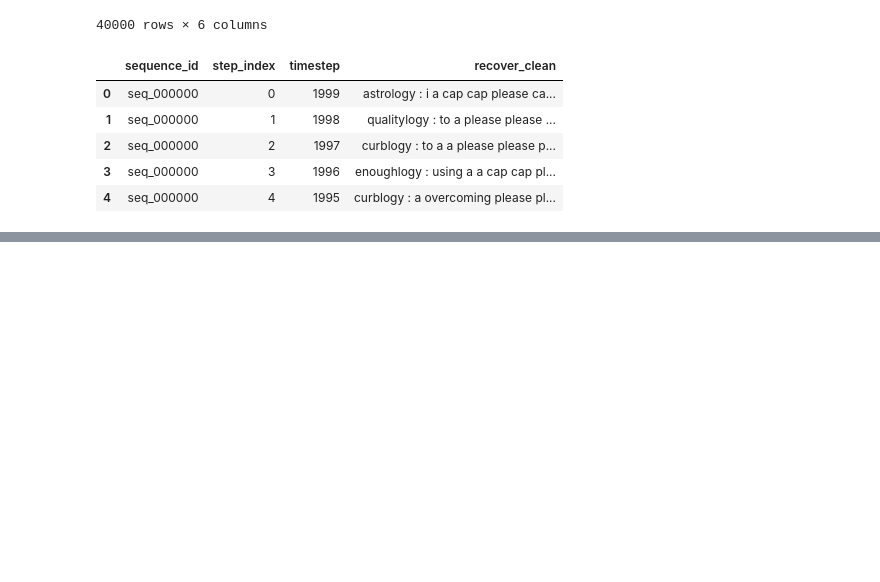
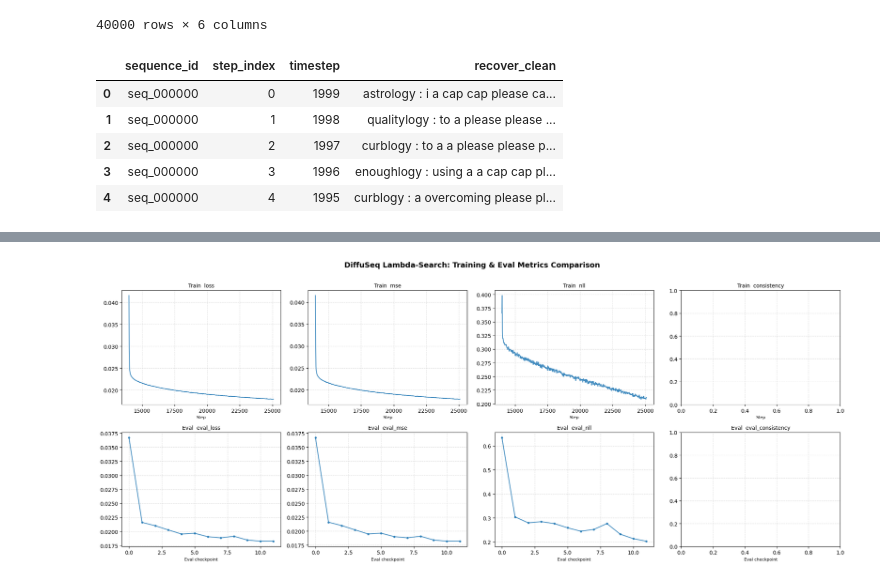
Before and after one commit to juldyzmurat/DiffuSeq, a Jupyter notebook: decoding_eval.ipynb, the cells around one changed output, grey strips where cells are left out. Drawn from its saved outputs; the diff is of its cells as text; code cells hidden in the pictures; blank space fills up the shorter version.

```diff
--- a/decoding_eval.ipynb
+++ b/decoding_eval.ipynb
@@ -231,0 +414,98 @@ df.head()
+# %%
+import os
+import pandas as pd
+import matplotlib.pyplot as plt
+import matplotlib.ticker as ticker
+import re
+
+BASE_DIR = "/lustre/uc3m/gts_c3_cluster_1-12/zualikha/diffusion_models"
+
+MODEL_DIRS = [
+    "/lustre/uc3m/gts_c3_cluster_1-12/zualikha/diffusion_models/diffuseq_qqp_h128_lr0.0001_t2000_sqrt_lossaware_seed102_test-qqp-MSEtarget_restart20260608-14:31:07",
+
+]
+
+def extract_lambda(model_dir):
+    """Extract the lambda value from the model directory name."""
+    match = re.search(r"lambda-search-([\d.]+)-", model_dir)
+    return float(match.group(1)) if match else model_dir
+
+def load_progress(model_dir):
+    csv_path = os.path.join(BASE_DIR, model_dir, "progress.csv")
+    df = pd.read_csv(csv_path)
+
+    # Separate train and eval rows (they are interleaved: train rows have NaN eval cols, and vice versa)
+    train_cols = [c for c in df.columns if not c.startswith("eval_")]
+    eval_cols  = [c for c in df.columns if c.startswith("eval_")]
+
+    train_df = df.dropna(subset=["step"])[["step"] + [c for c in train_cols if c != "step"]].copy()
+    eval_df  = df[df["eval_loss"].notna()][eval_cols].copy()
+    eval_df  = eval_df.reset_index(drop=True)
+    eval_df["eval_step"] = eval_df.index  # use row index as a proxy step counter
+
+    return train_df, eval_df
+
+# ── Load all models ──────────────────────────────────────────────────────────
+all_train, all_eval = {}, {}
+for md in MODEL_DIRS:
+    lam = extract_lambda(md)
+    label = f"λ={lam}"
+    try:
+        tr, ev = load_progress(md)
+        all_train[label] = tr
+        all_eval[label]  = ev
+        print(f"[OK]  {label}  →  {len(tr)} train rows, {len(ev)} eval rows")
+    except FileNotFoundError:
+        print(f"[MISSING] {md}")
+
+# ── Plot ─────────────────────────────────────────────────────────────────────
+TRAIN_METRICS = ["loss", "mse", "nll", "consistency"]
+EVAL_METRICS  = ["eval_loss", "eval_mse", "eval_nll", "eval_consistency"]
+
+COLORS = plt.cm.tab10.colors
+
+fig, axes = plt.subplots(2, 4, figsize=(20, 8))
+fig.suptitle("DiffuSeq Lambda-Search: Training & Eval Metrics Comparison",
+             fontsize=14, fontweight="bold", y=1.01)
+
+for col_i, (t_metric, e_metric) in enumerate(zip(TRAIN_METRICS, EVAL_METRICS)):
+    ax_train = axes[0, col_i]
+    ax_eval  = axes[1, col_i]
+
+    for i, (label, tr) in enumerate(all_train.items()):
+        color = COLORS[i % len(COLORS)]
+        if t_metric in tr.columns:
+            series = tr[t_metric].dropna()
+            steps  = tr.loc[series.index, "step"]
+            ax_train.plot(steps, series, label=label, color=color, linewidth=1.5, alpha=0.85)
+
+    for i, (label, ev) in enumerate(all_eval.items()):
+        color = COLORS[i % len(COLORS)]
+        if e_metric in ev.columns:
+            series = ev[e_metric].dropna()
+            ax_eval.plot(range(len(series)), series, label=label, color=color,
+                         linewidth=1.5, alpha=0.85, marker="o", markersize=3)
+
+    ax_train.set_title(f"Train  {t_metric}", fontsize=10)
+    ax_eval.set_title(f"Eval  {e_metric}",  fontsize=10)
+    for ax in (ax_train, ax_eval):
+        ax.set_xlabel("Step" if ax is ax_train else "Eval checkpoint", fontsize=8)
+        ax.grid(True, linestyle="--", alpha=0.4)
+        ax.xaxis.set_major_locator(ticker.MaxNLocator(5))
+        ax.legend().set_visible(False)
+
+
+plt.tight_layout()
+out_path = "model_comparison.png"
+#plt.savefig(out_path, dpi=150, bbox_inches="tight")
+print(f"\nSaved → {out_path}")
+plt.show()
+
+# ── Summary table: best eval_loss per model ──────────────────────────────────
+print("\n── Best eval_loss per model ──")
+for label, ev in all_eval.items():
+    if "eval_loss" in ev.columns and ev["eval_loss"].notna().any():
+        best = ev["eval_loss"].min()
+        step = ev["eval_loss"].idxmin()
+        #print(f"  {label:10s}  best eval_loss = {best:.4f}  at eval checkpoint {step}")
+# %% [output]
@@ -231,0 +514 @@ df.head()
+[figure, added]
```
Also changed, not shown: parts of 4 cells of this notebook, 8 other files.
